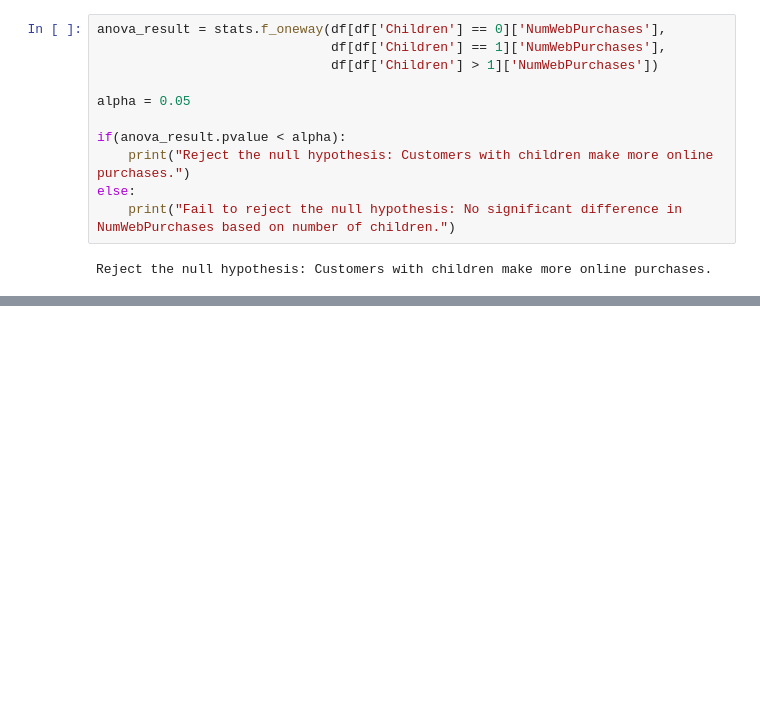
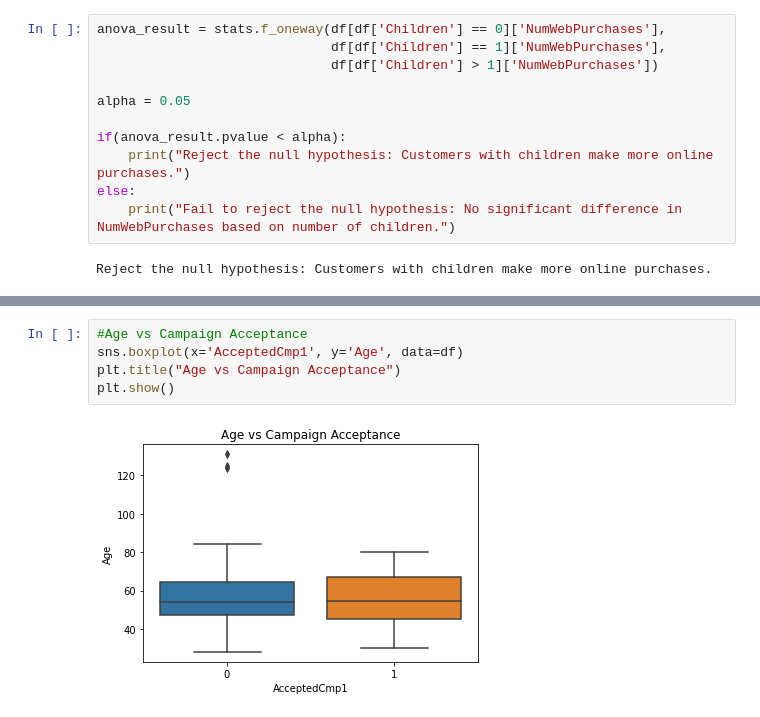
Before and after one commit to NitinJayavarapu12/Marketing-campaigns, a Jupyter notebook: Marketing_campaigns.ipynb, the cells around one changed output, grey strips where cells are left out. Cells and saved outputs as stored; diff of their text form; blank space fills up the shorter version.

```diff
--- a/Marketing_campaigns.ipynb
+++ b/Marketing_campaigns.ipynb
@@ -249,0 +291,7 @@ Reject the null hypothesis: Customers with children make more online purchases.
+# %%
+#Age vs Campaign Acceptance
+sns.boxplot(x='AcceptedCmp1', y='Age', data=df)
+plt.title("Age vs Campaign Acceptance")
+plt.show()
+# %% [output]
+[figure, added]
```
Also changed, not shown: parts of 12 cells of this notebook.
